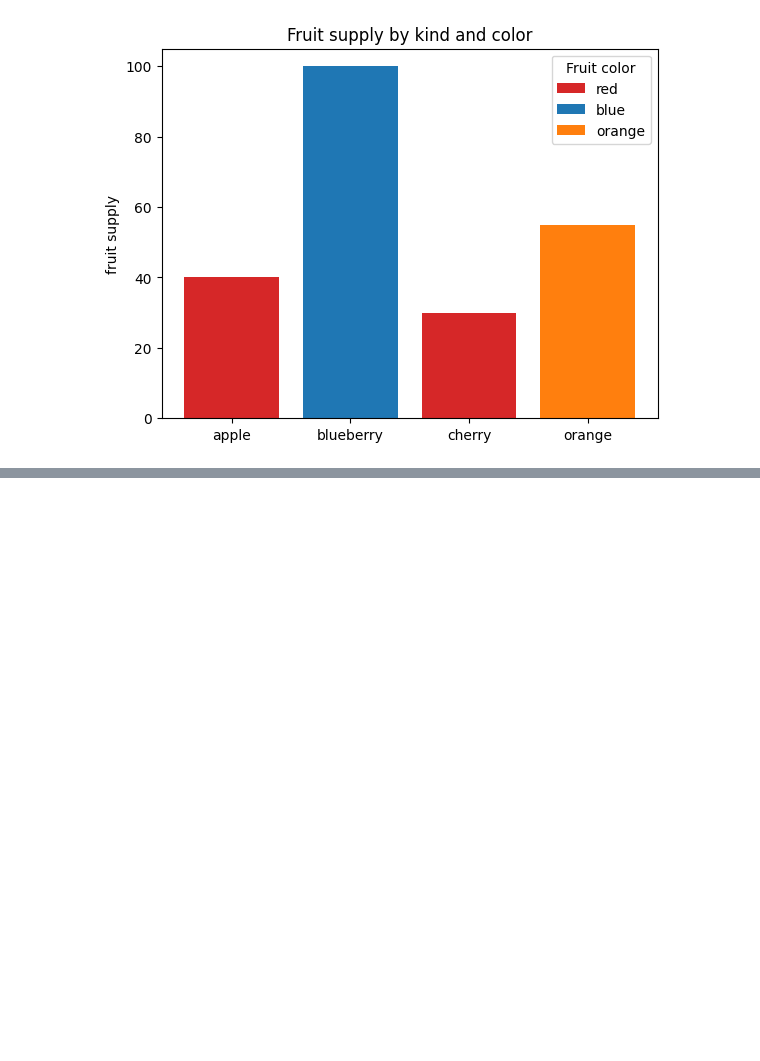
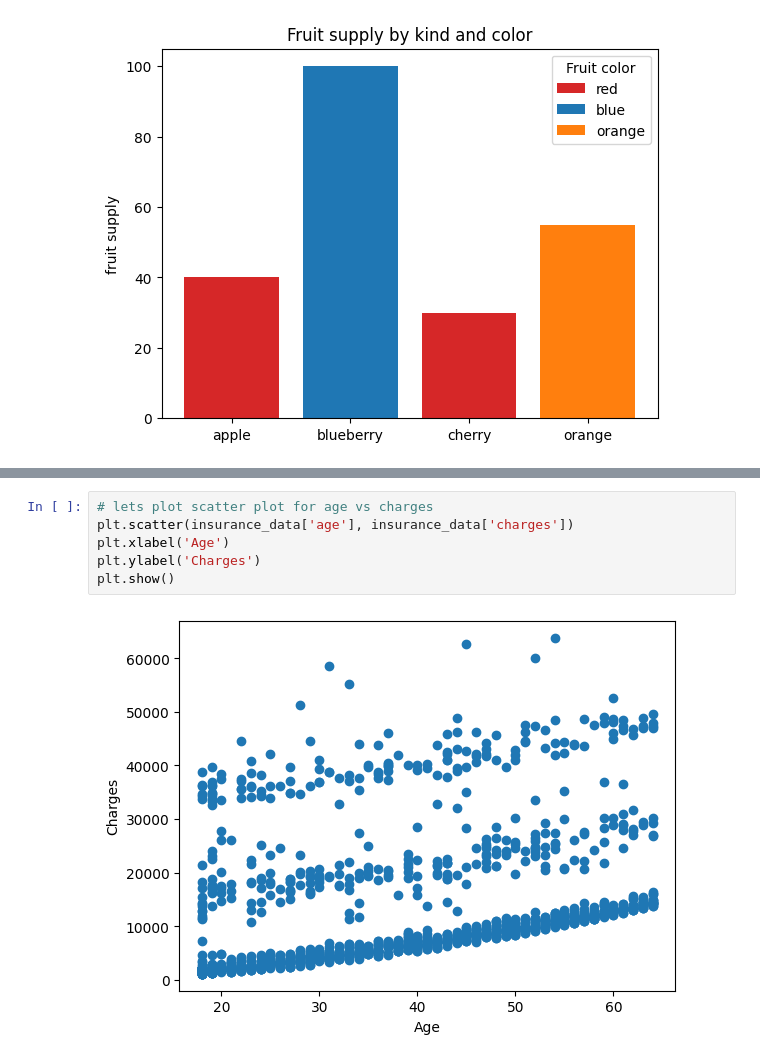
Before and after one commit to rahul8879/coachX_ds, a Jupyter notebook: Data_analysis/pandas_basic.ipynb, the cells around one changed output, grey strips where cells are left out. Drawn from its saved outputs; the diff is of its cells as text; blank space fills up the shorter version.

```diff
--- a/Data_analysis/pandas_basic.ipynb
+++ b/Data_analysis/pandas_basic.ipynb
@@ -184,0 +210,8 @@ plt.show()
+# %%
+# lets plot scatter plot for age vs charges
+plt.scatter(insurance_data['age'], insurance_data['charges'])
+plt.xlabel('Age')
+plt.ylabel('Charges')
+plt.show()
+# %% [output]
+[figure, added]
```
Also changed, not shown: parts of 4 cells of this notebook.
